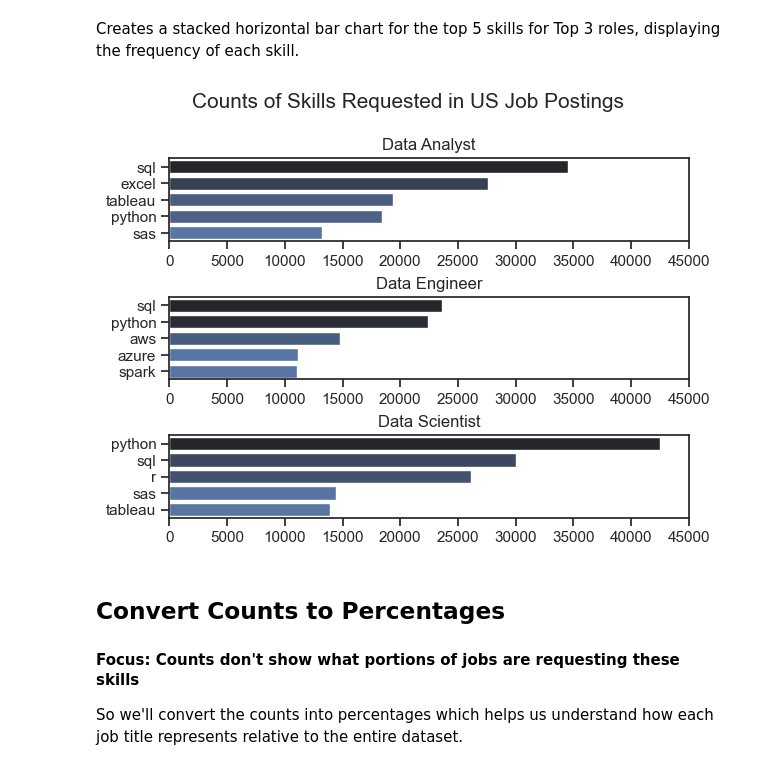
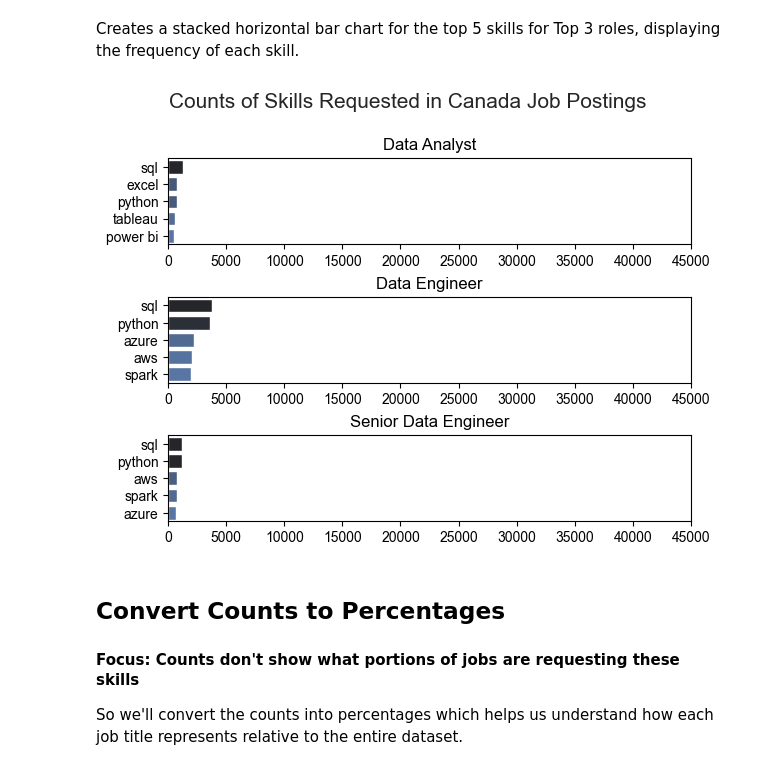
Before and after one commit to Abubakar-colla/PYTHON_DATA_PROJECT, a Jupyter notebook: 3_Project/2_Skill_Demand.ipynb, the cells around one changed output. Cells and saved outputs as stored; diff of their text form; code cells hidden in the pictures.

```diff
--- a/3_Project/2_Skill_Demand.ipynb
+++ b/3_Project/2_Skill_Demand.ipynb
@@ -35,13 +35,13 @@ df['job_skills'] = df['job_skills'].apply(lambda x: ast.literal_eval(x) if pd.no
 
 Filter the data for the market of the United States.
 # %%
-df_US = df[df['job_country'] == 'United States']
+df_CA = df[df['job_country'] == 'Canada']
 # %% [markdown]
 ## Explode Skills
 # %% [markdown]
 Converts the `job_skills` column from string representations of lists into actual list objects and then expands these lists so each skill appears in its own row. It then displays the `job_title` and `job_skills` columns, allowing us to analyze the distribution of skills across different data job titles.
 # %%
-df_skills = df_US.explode('job_skills')
+df_skills = df_CA.explode('job_skills')
 
 df_skills[['job_title', 'job_skills']]
 # %% [output]
@@ -108,23 +108,23 @@ Creates a stacked horizontal bar chart for the top 5 skills for Top 3 roles, dis
 # %%
 fig, ax = plt.subplots(len(job_titles), 1)
 
 sns.set_theme(style='ticks')
 
 for i, job_title in enumerate(job_titles):
     df_plot = df_skills_count[df_skills_count['job_title_short'] == job_title].head(5)[::-1]
     sns.barplot(data=df_plot, x='skill_count', y='job_skills', ax=ax[i], hue='skill_count', palette='dark:b_r')
     ax[i].set_title(job_title)
     ax[i].invert_yaxis()
     ax[i].set_ylabel('')
     ax[i].set_xlabel('')
     ax[i].get_legend().remove()
     ax[i].set_xlim(0, 45000) # make the scales the same
 
-fig.suptitle('Counts of Skills Requested in US Job Postings', fontsize=15)
+fig.suptitle('Counts of Skills Requested in Canada Job Postings', fontsize=15)
 fig.tight_layout(h_pad=0.5) # fix the overlap
 plt.show()
 # %% [output]
-[figure, old version]
+[figure, new version]
 # %% [markdown]
 ## Convert Counts to Percentages
 
```
Also changed, not shown: parts of 6 cells of this notebook.
